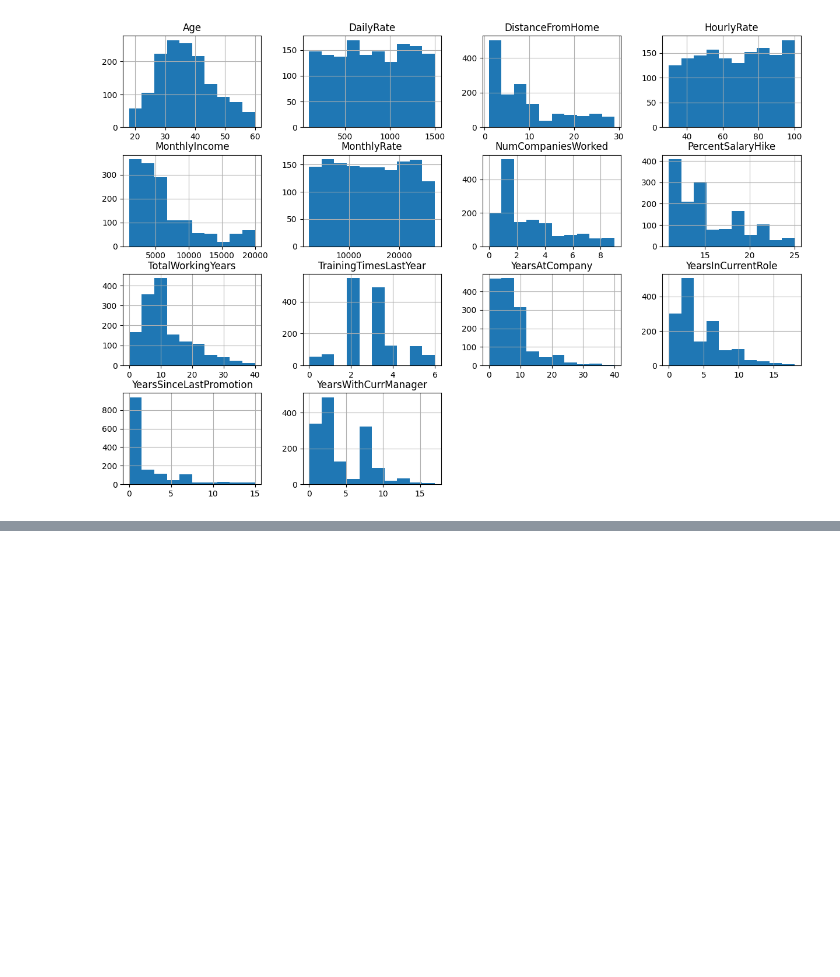
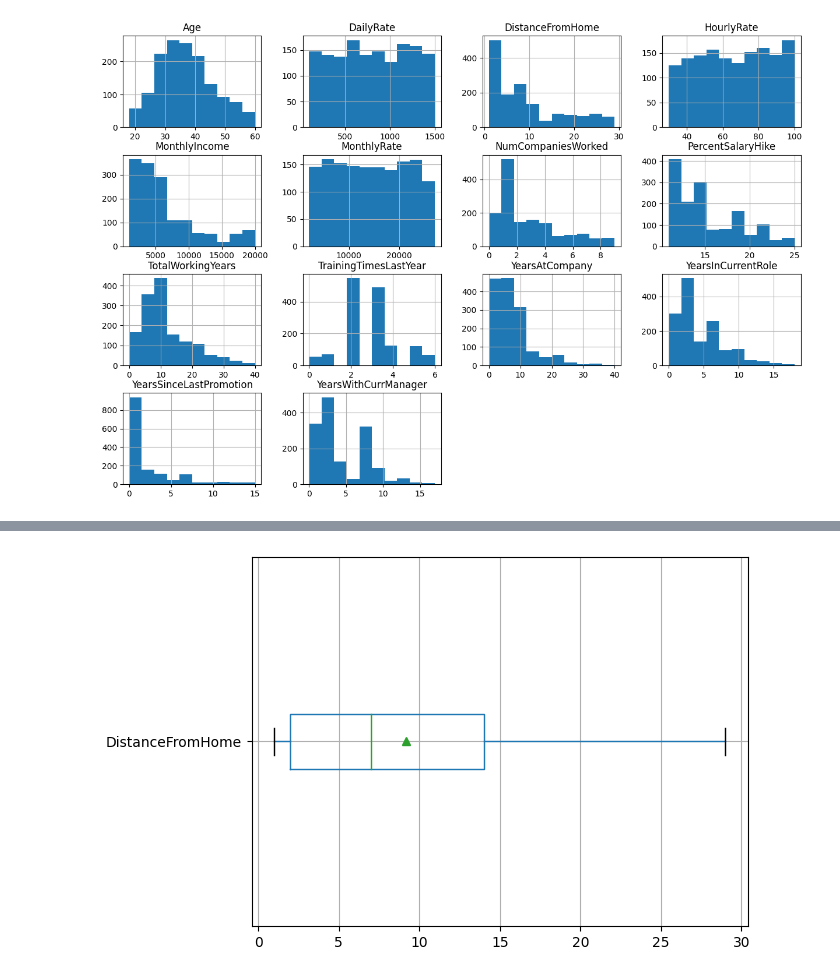
Before and after one commit to stephanyresque/projeto-IBM, a Jupyter notebook: projeto_IBM.ipynb, the cells around one changed output, grey strips where cells are left out. Cells and saved outputs as stored; diff of their text form; code cells hidden in the pictures; blank space fills up the shorter version.

```diff
--- a/projeto_IBM.ipynb
+++ b/projeto_IBM.ipynb
@@ -1757,0 +1763,4 @@ df[colunas_numericas].hist(figsize = (15,10));
+# %%
+df.boxplot(column = 'DistanceFromHome', vert = False, showmeans = True);
+# %% [output]
+[figure, added]
```
Also changed, not shown: parts of 12 cells of this notebook.
